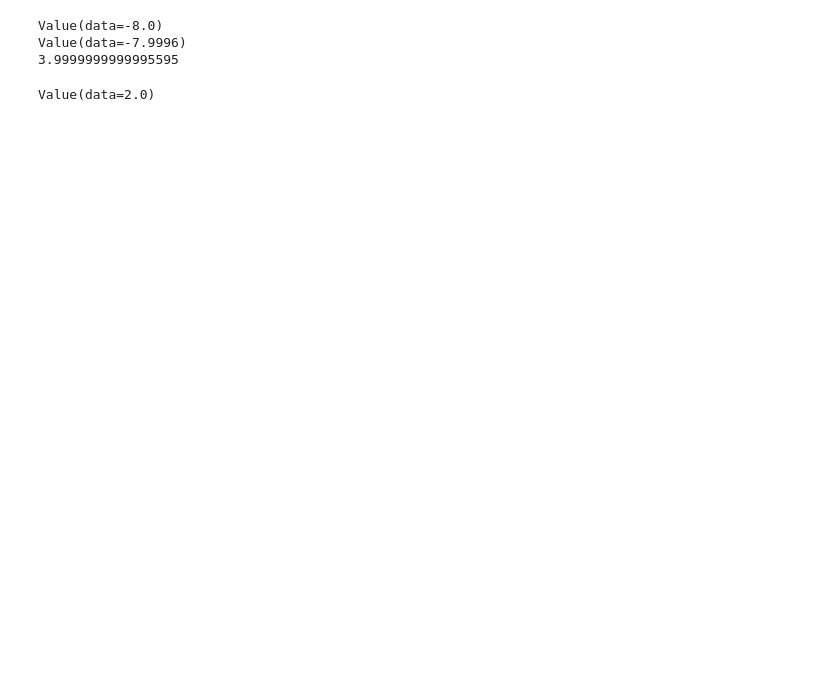
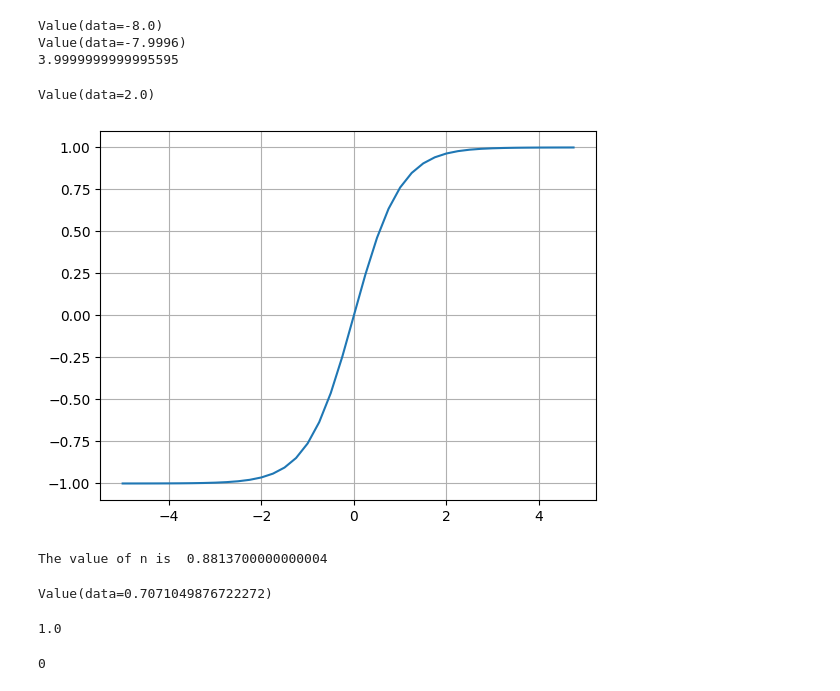
Before and after one commit to asuzukosi/deep-learning-deep-dive-notebooks, a Jupyter notebook: notebooks/andrejkarpathy/micrograd.ipynb, the cells around one changed output. Cells and saved outputs as stored; diff of their text form; code cells hidden in the pictures; blank space fills up the shorter version.

Commit message:
full implementation of micro grad

```diff
--- a/notebooks/andrejkarpathy/micrograd.ipynb
+++ b/notebooks/andrejkarpathy/micrograd.ipynb
@@ -316,3 +440,28 @@ two = Value(2)
 four/two
 # %% [output]
 Value(data=2.0)
+# %%
+plt.plot(np.arange(-5, 5, .25), np.tanh(np.arange(-5, 5, .25))); plt.grid()
+# %% [output]
+[figure, added]
+# %%
+def Neuron(x1, x2, w1, w2):
+    pass
+
+x1 = Value(2.0)
+x2 = Value(0.0)
+w1 = Value(-3.0)
+w2 = Value(1.0)
+b = Value(6.88137)
+
+x1w1 = x1 * w1
+x2w2 = x2 * w2
+
+x1w1x2w2 = x1w1 + x2w2
+n = x1w1x2w2 + b
+o = n.tanh()
+
+o
+# %% [output]
+The value of n is  0.8813700000000004
+Value(data=0.7071049876722272)
@@ -318,0 +470,4 @@ Value(data=2.0)
+# %%
+o.grad
+# %% [output]
+1.0
@@ -318,0 +476,4 @@ Value(data=2.0)
+# %%
+n.grad
+# %% [output]
+0
```
Also changed, not shown: parts of 40 cells of this notebook, 1 other file.
